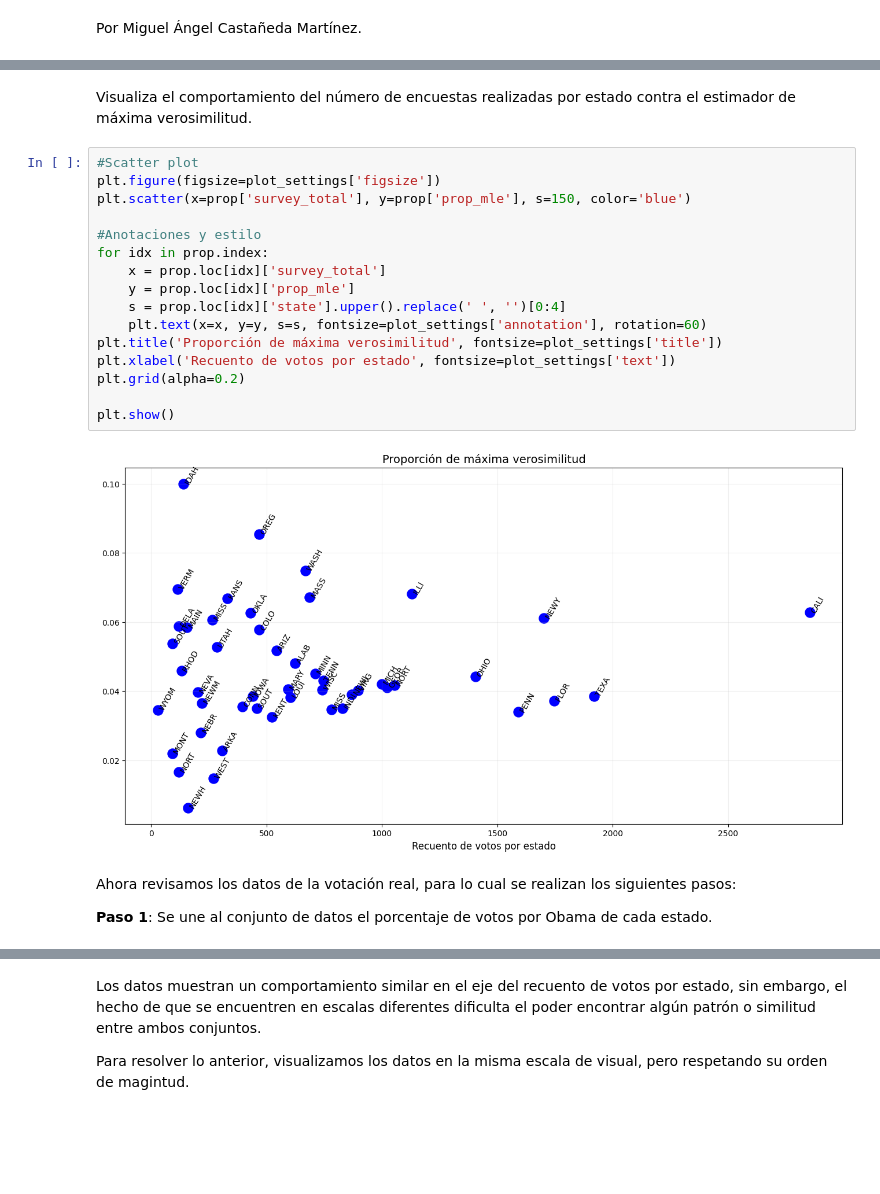
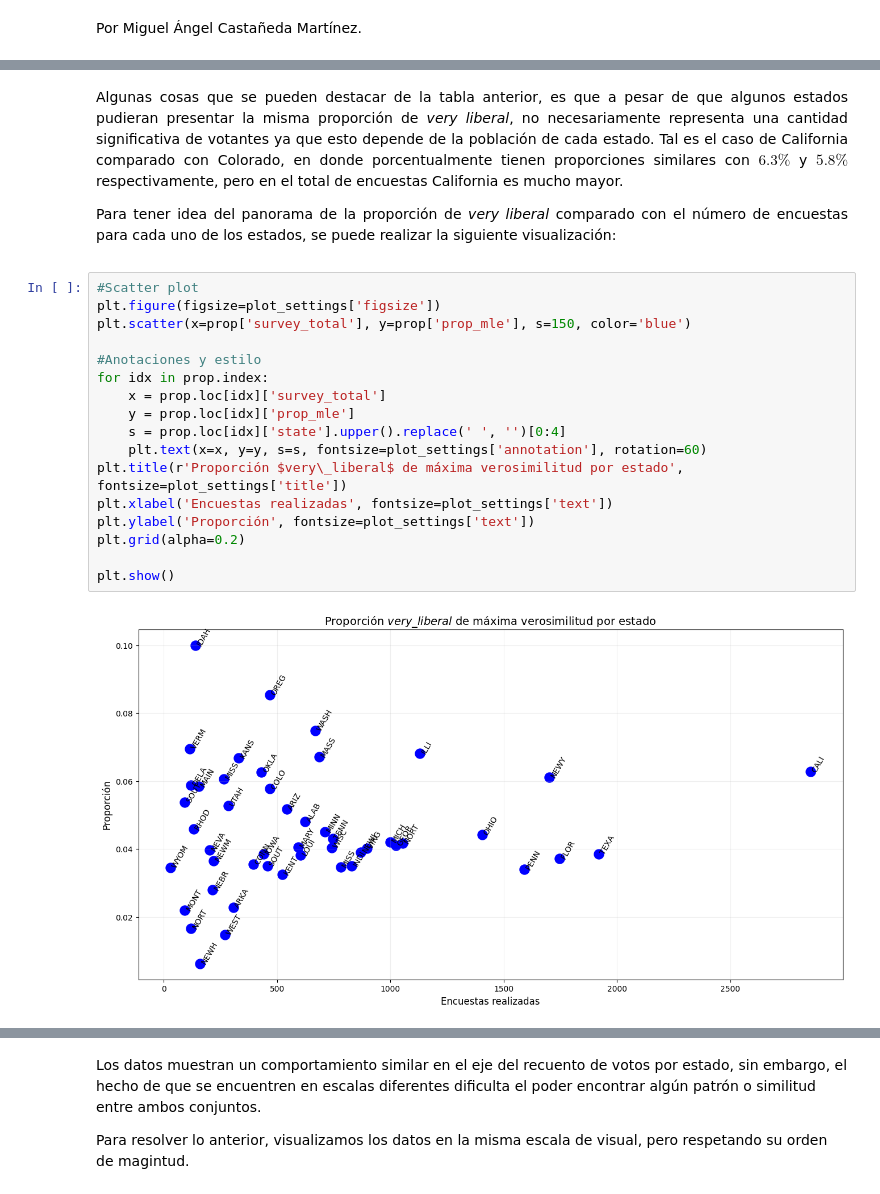
Before and after one commit to CAMM961001/bayes-first-steps, a Jupyter notebook: bayes-first-steps.ipynb, the cells around one changed output, grey strips where cells are left out. Drawn from its saved outputs; the diff is of its cells as text; blank space fills up the shorter version.

```diff
--- a/bayes-first-steps.ipynb
+++ b/bayes-first-steps.ipynb
@@ -88,26 +93,29 @@ prop.head()
 | 3 | california | 2854 | very liberal | 179 | 0.062719 |
 | 4 | colorado | 468 | very liberal | 27 | 0.057692 |
 # %% [markdown]
-Visualiza el comportamiento del número de encuestas realizadas por estado contra el estimador de máxima verosimilitud.
+<div style="text-align: justify">
+
+Algunas cosas que se pueden destacar de la tabla anterior, es que a pesar de que algunos estados pudieran presentar la misma proporción de _very liberal_, no necesariamente representa una cantidad significativa de votantes ya que esto depende de la población de cada estado. Tal es el caso de California comparado con Colorado, en donde porcentualmente tienen proporciones similares con $6.3\%$ y $5.8\%$ respectivamente, pero en el total de encuestas California es mucho mayor.
+
+Para tener idea del panorama de la proporción de _very liberal_ comparado con el número de encuestas para cada uno de los estados, se puede realizar la siguiente visualización:
+
+</div>
 # %%
 #Scatter plot
 plt.figure(figsize=plot_settings['figsize'])
 plt.scatter(x=prop['survey_total'], y=prop['prop_mle'], s=150, color='blue')
 
 #Anotaciones y estilo
 for idx in prop.index:
     x = prop.loc[idx]['survey_total']
     y = prop.loc[idx]['prop_mle']
     s = prop.loc[idx]['state'].upper().replace(' ', '')[0:4]
     plt.text(x=x, y=y, s=s, fontsize=plot_settings['annotation'], rotation=60)
-plt.title('Proporción de máxima verosimilitud', fontsize=plot_settings['title'])
-plt.xlabel('Recuento de votos por estado', fontsize=plot_settings['text'])
+plt.title(r'Proporción $very\_liberal$ de máxima verosimilitud por estado', fontsize=plot_settings['title'])
+plt.xlabel('Encuestas realizadas', fontsize=plot_settings['text'])
+plt.ylabel('Proporción', fontsize=plot_settings['text'])
 plt.grid(alpha=0.2)
 
 plt.show()
 # %% [output]
-[figure, old version]
+[figure, new version]
-# %% [markdown]
-Ahora revisamos los datos de la votación real, para lo cual se realizan los siguientes pasos:
-
-**Paso 1**: Se une al conjunto de datos el porcentaje de votos por Obama de cada estado.
```
Also changed, not shown: parts of 10 cells of this notebook.
